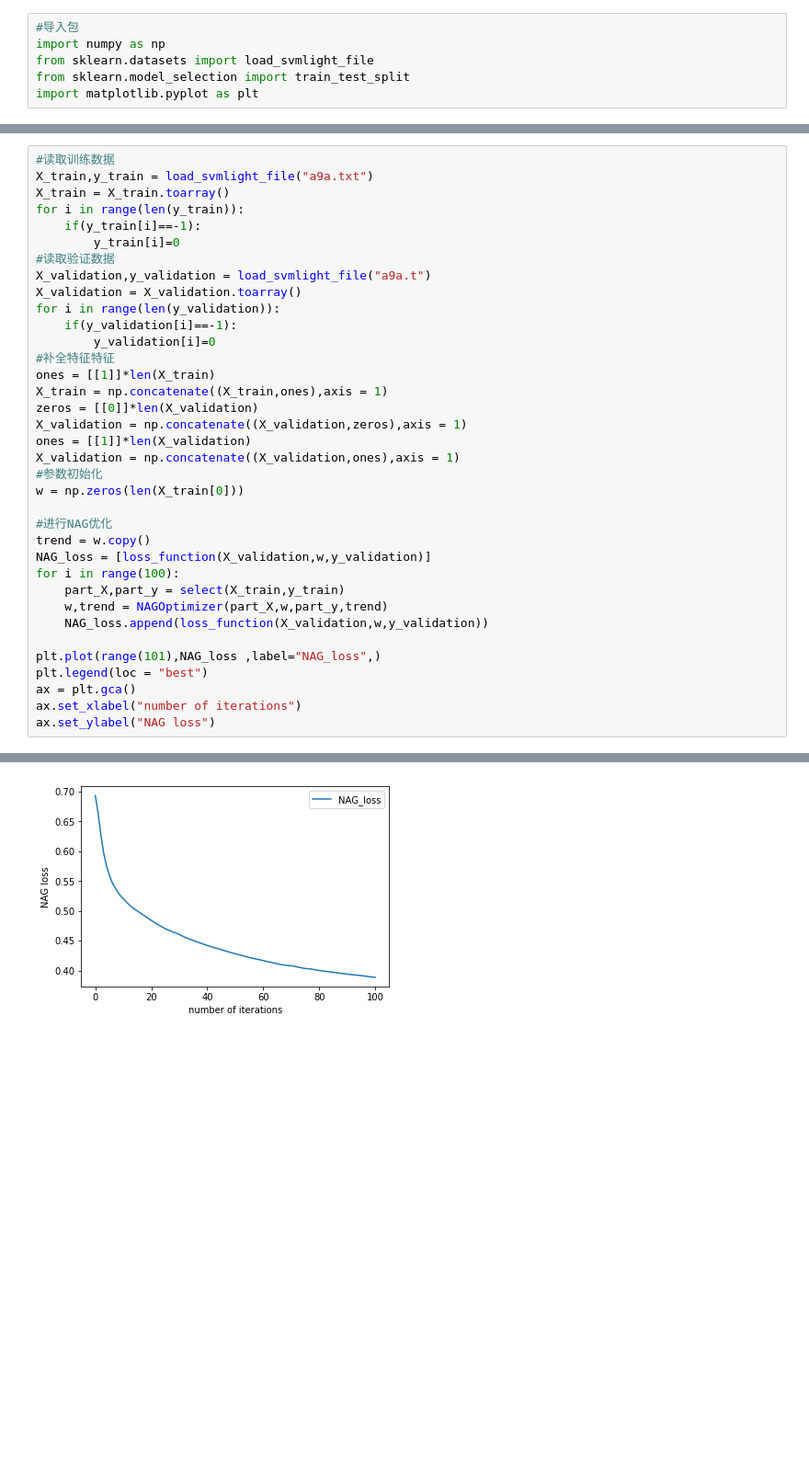
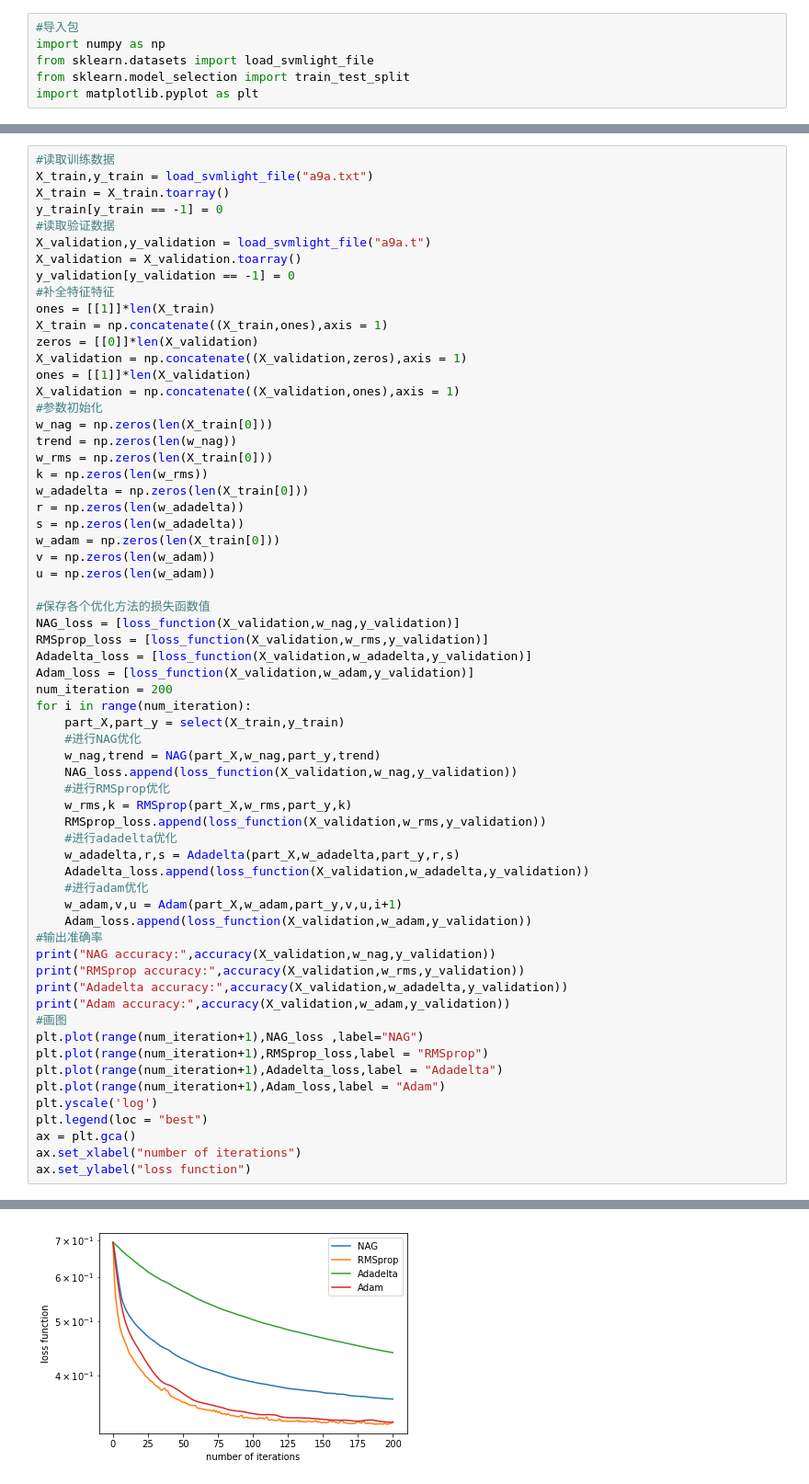
Before and after one commit to QichenHuang/MachineLearning2, a Jupyter notebook: RegressionExperiment.ipynb, the cells around one changed output, grey strips where cells are left out. Shown at 92% size. Saved outputs shown, nothing was run; the diff lists cells and outputs as text; blank space fills up the shorter version.

```diff
--- a/RegressionExperiment.ipynb
+++ b/RegressionExperiment.ipynb
@@ -52,15 +125,11 @@ def loss_function(X,w,y):
 #读取训练数据
 X_train,y_train = load_svmlight_file("a9a.txt")
 X_train = X_train.toarray()
-for i in range(len(y_train)):
-    if(y_train[i]==-1):
-        y_train[i]=0
+y_train[y_train == -1] = 0
 #读取验证数据
 X_validation,y_validation = load_svmlight_file("a9a.t")
 X_validation = X_validation.toarray()
-for i in range(len(y_validation)):
-    if(y_validation[i]==-1):
-        y_validation[i]=0
+y_validation[y_validation == -1] = 0
 #补全特征特征
 ones = [[1]]*len(X_train)
 X_train = np.concatenate((X_train,ones),axis = 1)
@@ -69,19 +138,50 @@ X_validation = np.concatenate((X_validation,zeros),axis = 1)
 ones = [[1]]*len(X_validation)
 X_validation = np.concatenate((X_validation,ones),axis = 1)
 #参数初始化
-w = np.zeros(len(X_train[0]))
+w_nag = np.zeros(len(X_train[0]))
+trend = np.zeros(len(w_nag))
+w_rms = np.zeros(len(X_train[0]))
+k = np.zeros(len(w_rms))
+w_adadelta = np.zeros(len(X_train[0]))
+r = np.zeros(len(w_adadelta))
+s = np.zeros(len(w_adadelta))
+w_adam = np.zeros(len(X_train[0]))
+v = np.zeros(len(w_adam))
+u = np.zeros(len(w_adam))
 
-#进行NAG优化
-trend = w.copy()
-NAG_loss = [loss_function(X_validation,w,y_validation)]
-for i in range(100):
+#保存各个优化方法的损失函数值
+NAG_loss = [loss_function(X_validation,w_nag,y_validation)]
+RMSprop_loss = [loss_function(X_validation,w_rms,y_validation)]
+Adadelta_loss = [loss_function(X_validation,w_adadelta,y_validation)]
+Adam_loss = [loss_function(X_validation,w_adam,y_validation)]
+num_iteration = 200
+for i in range(num_iteration):
     part_X,part_y = select(X_train,y_train)
-    w,trend = NAGOptimizer(part_X,w,part_y,trend)
-    NAG_loss.append(loss_function(X_validation,w,y_validation))
-
-plt.plot(range(101),NAG_loss ,label="NAG_loss",)
+    #进行NAG优化
+    w_nag,trend = NAG(part_X,w_nag,part_y,trend)
+    NAG_loss.append(loss_function(X_validation,w_nag,y_validation))
+    #进行RMSprop优化
+    w_rms,k = RMSprop(part_X,w_rms,part_y,k)
+    RMSprop_loss.append(loss_function(X_validation,w_rms,y_validation))
+    #进行adadelta优化
+    w_adadelta,r,s = Adadelta(part_X,w_adadelta,part_y,r,s)
+    Adadelta_loss.append(loss_function(X_validation,w_adadelta,y_validation))
+    #进行adam优化
+    w_adam,v,u = Adam(part_X,w_adam,part_y,v,u,i+1)
+    Adam_loss.append(loss_function(X_validation,w_adam,y_validation))
+#输出准确率
+print("NAG accuracy:",accuracy(X_validation,w_nag,y_validation))
+print("RMSprop accuracy:",accuracy(X_validation,w_rms,y_validation))
+print("Adadelta accuracy:",accuracy(X_validation,w_adadelta,y_validation))
+print("Adam accuracy:",accuracy(X_validation,w_adam,y_validation))
+#画图
+plt.plot(range(num_iteration+1),NAG_loss ,label="NAG")
+plt.plot(range(num_iteration+1),RMSprop_loss,label = "RMSprop")
+plt.plot(range(num_iteration+1),Adadelta_loss,label = "Adadelta")
+plt.plot(range(num_iteration+1),Adam_loss,label = "Adam")
+plt.yscale('log')
 plt.legend(loc = "best")
 ax = plt.gca()
 ax.set_xlabel("number of iterations")
-ax.set_ylabel("NAG loss")
+ax.set_ylabel("loss function")
 # %% [output]
@@ -89 +193 @@ Text(0,0.5,'NAG loss')
-[figure, old version]
+[figure, new version]
```
Also changed, not shown: parts of 2 cells of this notebook, 3 other files.
